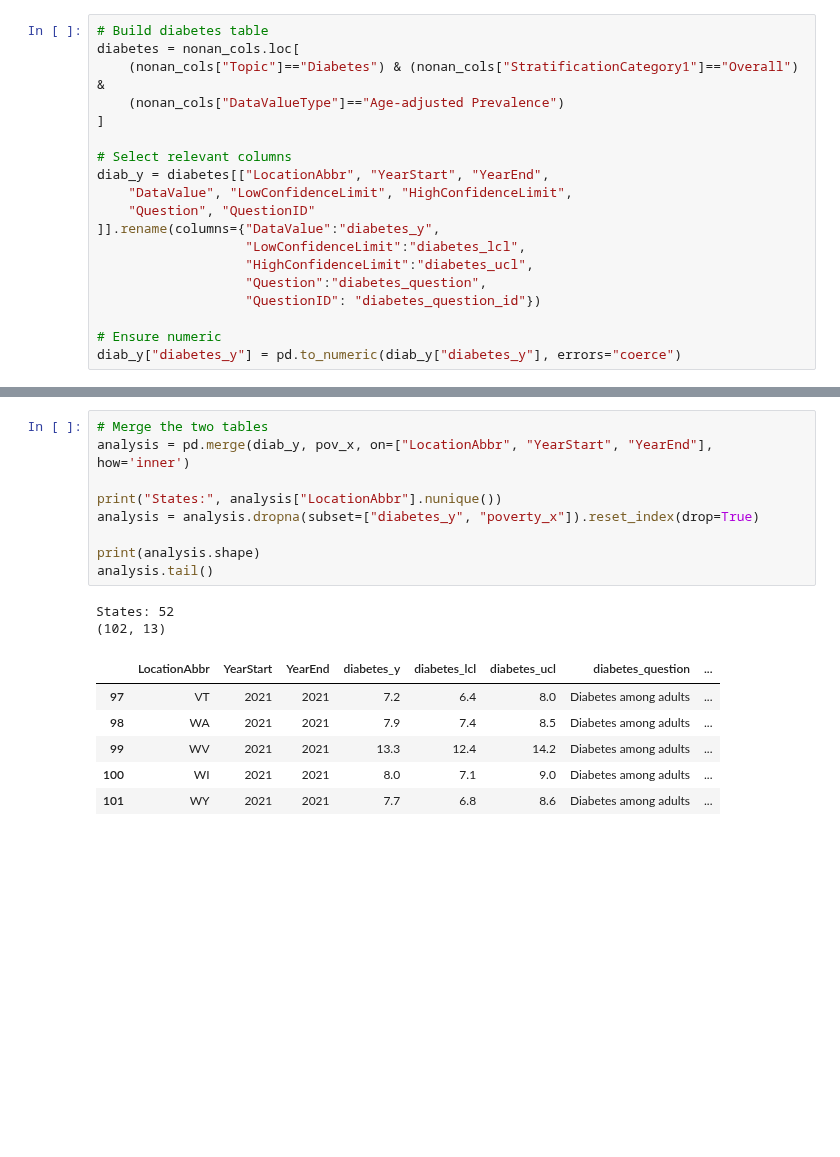
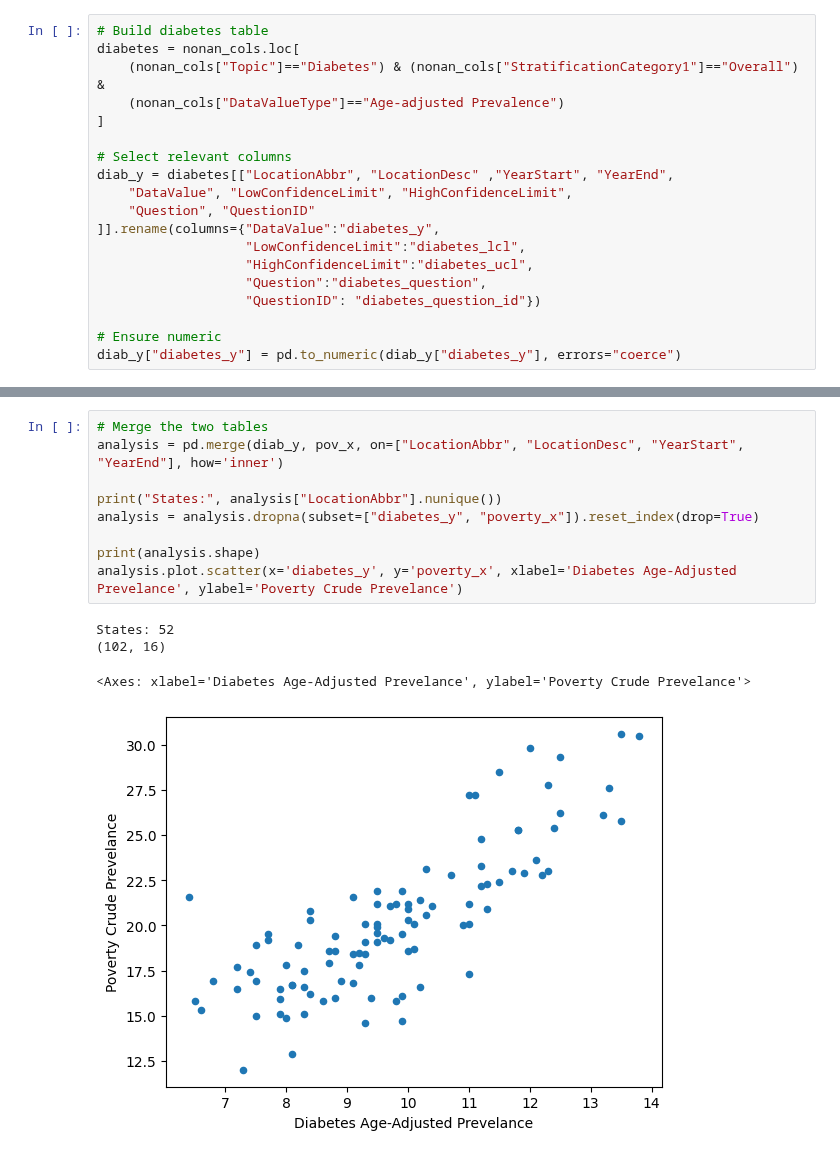
Before and after one commit to DonjhaiH/CDC-chronic, a Jupyter notebook: notebooks/eda_cleaning.ipynb, the cells around one changed output, grey strips where cells are left out. Saved outputs shown, nothing was run; the diff lists cells and outputs as text; blank space fills up the shorter version.

```diff
--- a/notebooks/eda_cleaning.ipynb
+++ b/notebooks/eda_cleaning.ipynb
@@ -27,7 +54,7 @@ diabetes = nonan_cols.loc[
 ]
 
 # Select relevant columns
-diab_y = diabetes[["LocationAbbr", "YearStart", "YearEnd",
+diab_y = diabetes[["LocationAbbr", "LocationDesc" ,"YearStart", "YearEnd",
     "DataValue", "LowConfidenceLimit", "HighConfidenceLimit",
     "Question", "QuestionID"
 ]].rename(columns={"DataValue":"diabetes_y",
@@ -69,18 +96,14 @@ pov_x
 # %%
 # Merge the two tables
-analysis = pd.merge(diab_y, pov_x, on=["LocationAbbr", "YearStart", "YearEnd"], how='inner')
+analysis = pd.merge(diab_y, pov_x, on=["LocationAbbr", "LocationDesc", "YearStart", "YearEnd"], how='inner')
 
 print("States:", analysis["LocationAbbr"].nunique())
 analysis = analysis.dropna(subset=["diabetes_y", "poverty_x"]).reset_index(drop=True)
 
 print(analysis.shape)
-analysis.tail()
+analysis.plot.scatter(x='diabetes_y', y='poverty_x', xlabel='Diabetes Age-Adjusted Prevelance', ylabel='Poverty Crude Prevelance')
 # %% [output]
 States: 52
-(102, 13)
+(102, 16)
-|  | LocationAbbr | YearStart | YearEnd | diabetes_y | diabetes_lcl | diabetes_ucl | diabetes_question | ... |
-| 97 | VT | 2021 | 2021 | 7.2 | 6.4 | 8.0 | Diabetes among adults | ... |
-| 98 | WA | 2021 | 2021 | 7.9 | 7.4 | 8.5 | Diabetes among adults | ... |
-| 99 | WV | 2021 | 2021 | 13.3 | 12.4 | 14.2 | Diabetes among adults | ... |
-| 100 | WI | 2021 | 2021 | 8.0 | 7.1 | 9.0 | Diabetes among adults | ... |
-| 101 | WY | 2021 | 2021 | 7.7 | 6.8 | 8.6 | Diabetes among adults | ... |
+<Axes: xlabel='Diabetes Age-Adjusted Prevelance', ylabel='Poverty Crude Prevelance'>
+[figure, added]
```
Also changed, not shown: parts of 6 cells of this notebook, 1 other file.
